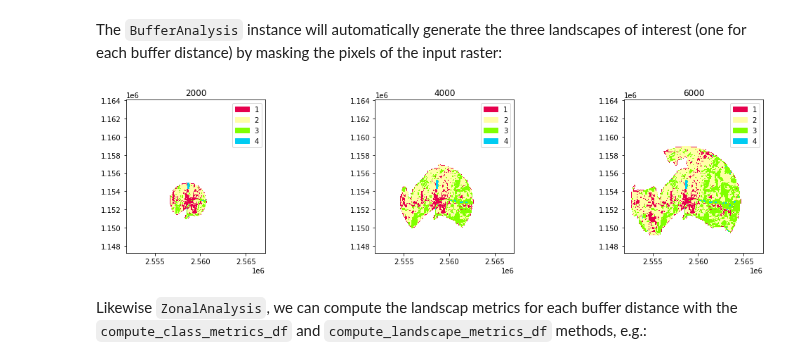
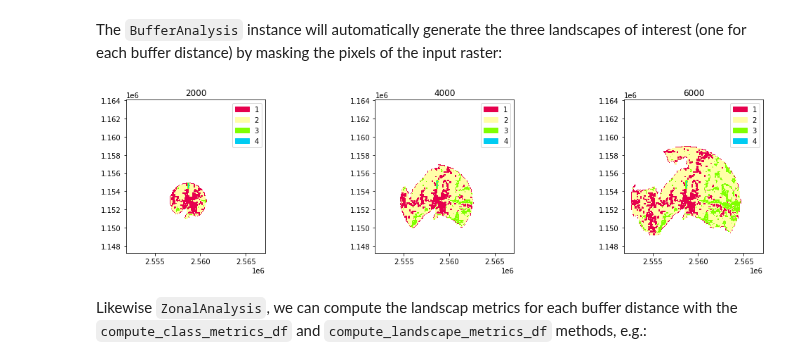
Before and after one commit to martibosch/pylandstats-notebooks, a Jupyter notebook: notebooks/03-zonal-analysis.ipynb, the cells around one changed output. Saved outputs shown, nothing was run; the diff lists cells and outputs as text; code cells hidden in the pictures.

```diff
--- a/notebooks/03-zonal-analysis.ipynb
+++ b/notebooks/03-zonal-analysis.ipynb
@@ -200,9 +204,9 @@ ba = pls.BufferAnalysis(
 # %% [markdown]
 The `BufferAnalysis` instance will automatically generate the three landscapes of interest (one for each buffer distance) by masking the pixels of the input raster:
 # %%
-fig = ba.plot_landscapes(cmap=sls.noas04_4_cmap)
+fig = ba.plot_landscapes(cmap=sls.noas04_4_cmap, show_kws=dict(norm=sls.noas04_4_norm))
 # %% [output]
-[figure, old version]
+[figure, new version]
 # %% [markdown]
 Likewise `ZonalAnalysis`, we can compute the landscap metrics for each buffer distance with the `compute_class_metrics_df` and `compute_landscape_metrics_df` methods, e.g.:
 # %%
```
Also changed, not shown: parts of 10 cells of this notebook, 8 other files.
